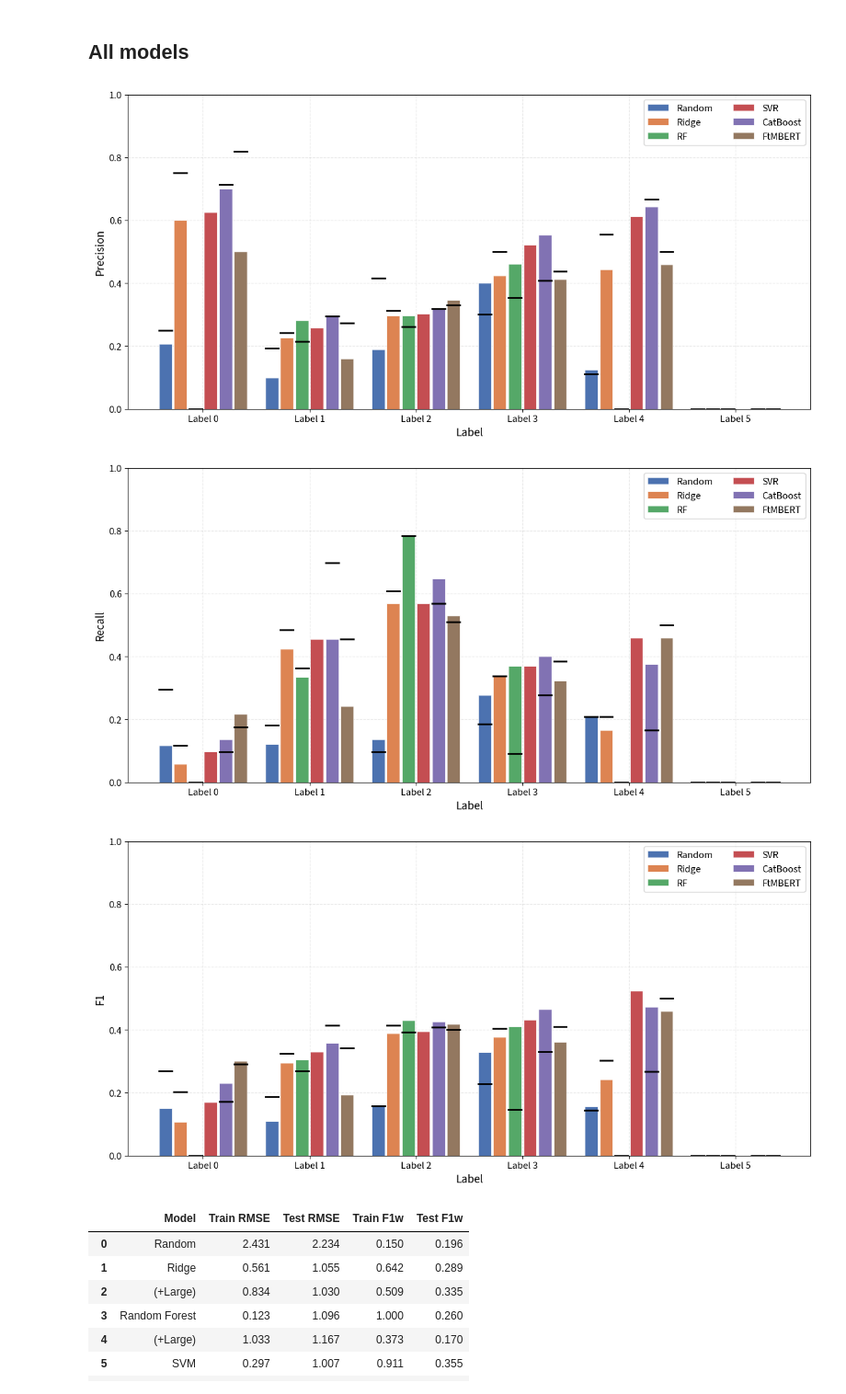
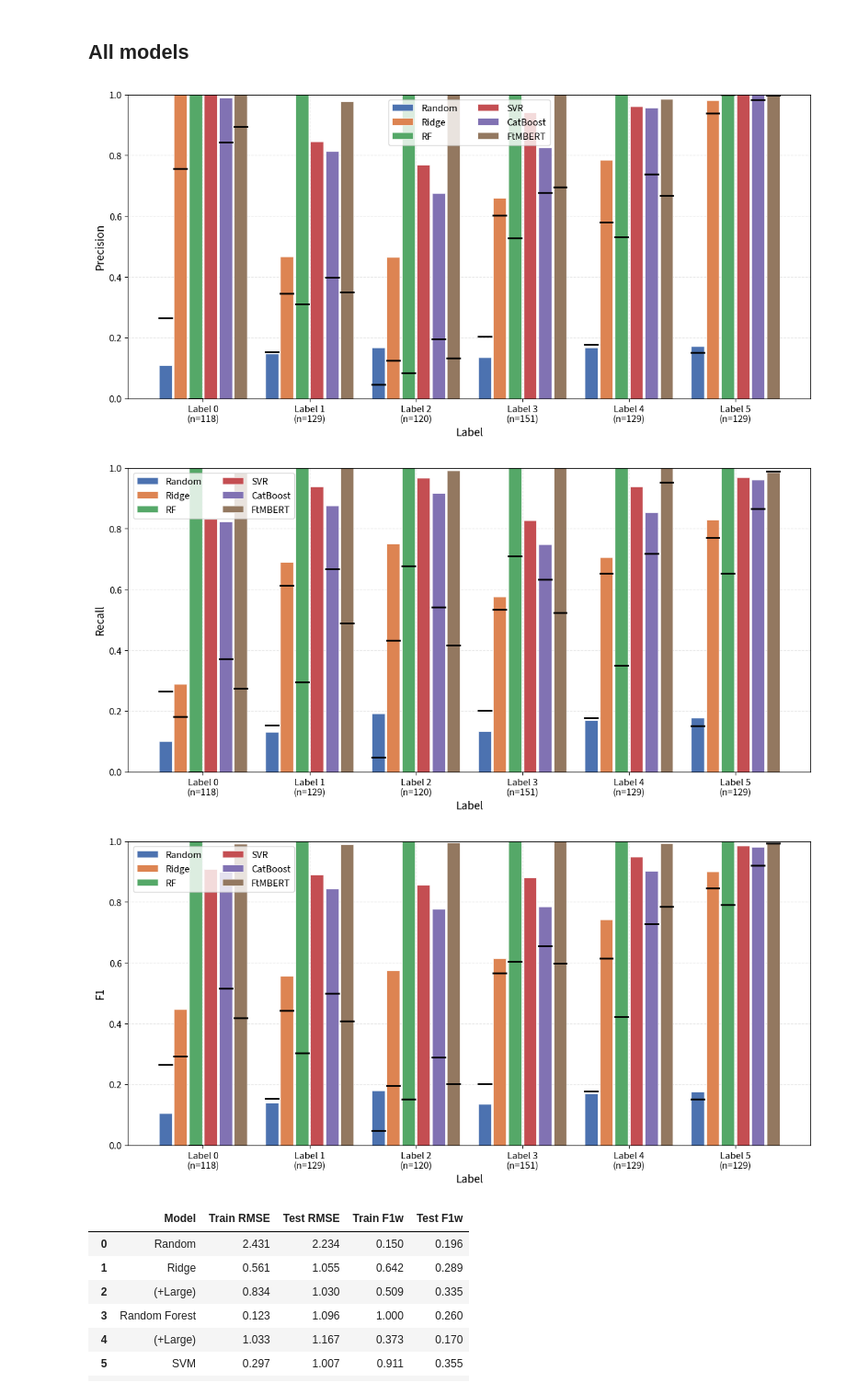
Before and after one commit to itzTerra/vis-desc, a Jupyter notebook: modules/lab/src/evaluation/encoder/encoder.ipynb, the cells around one changed output. Shown at 92% size. Drawn from its saved outputs; the diff is of its cells as text; code cells hidden in the pictures.

```diff
--- a/modules/lab/src/evaluation/encoder/encoder.ipynb
+++ b/modules/lab/src/evaluation/encoder/encoder.ipynb
@@ -199,11 +199,11 @@ Per-label statistics:
 # %% [markdown]
 ## All models
 # %%
-vis_all_models_plots(aggregated_models, "test", file_prefix="feature-models")
+vis_all_models_plots(aggregated_models, "train", file_prefix="feature-models")
 # %% [output]
-[figure, old version]
+[figure, new version]
-[figure, old version]
+[figure, new version]
-[figure, old version]
+[figure, new version]
 # %%
 format_encoder_metrics_latex(aggregated_models)
 # %% [output]
```
Also changed, not shown: 5 other files.
